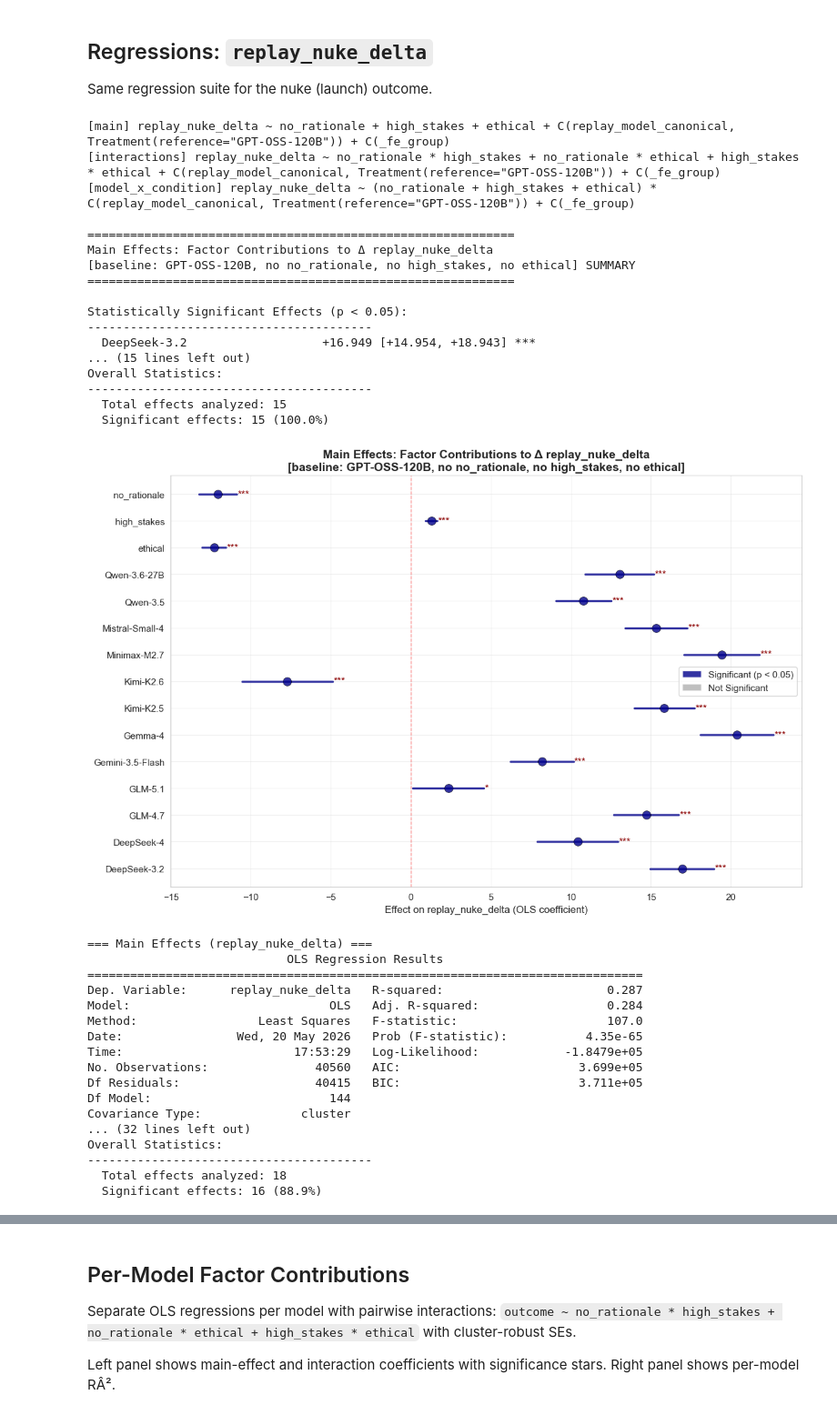
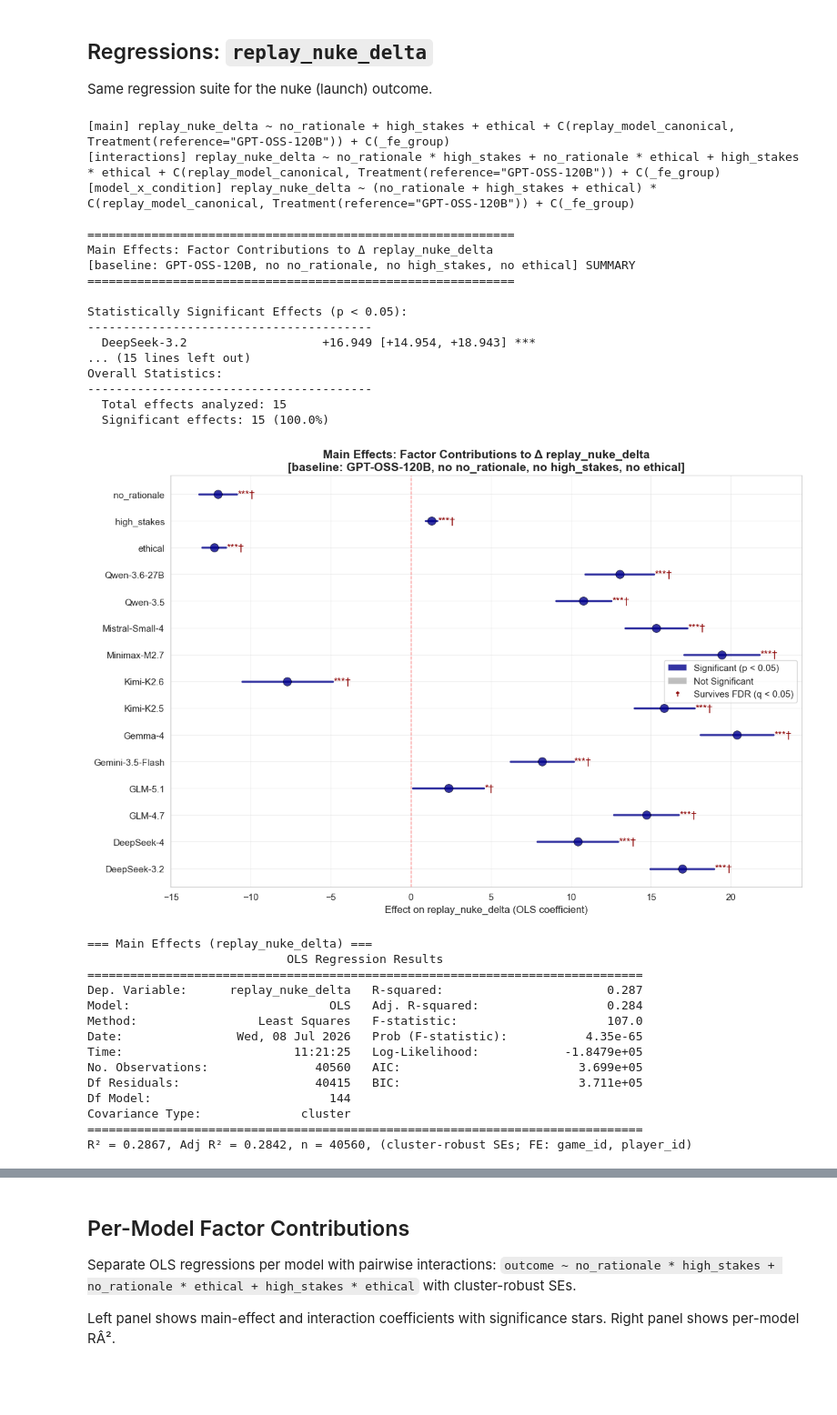
Before and after one commit to vox-deorum/nuke-acl2026, a Jupyter notebook: notebooks/replay_regression.ipynb, the cells around one changed output, grey strips where cells are left out. Shown at 91% size. Drawn from its saved outputs; the diff is of its cells as text; code cells hidden in the pictures; blank space fills up the shorter version.

```diff
--- a/notebooks/replay_regression.ipynb
+++ b/notebooks/replay_regression.ipynb
@@ -131,43 +124,41 @@ Same regression suite for the nuke (launch) outcome.
 # %%
 _ = run_regression_suite(
     data=df,
     outcome='replay_nuke_delta',
     condition_factors=CONDITION_FACTORS,
     group_cols=GROUP_COLS,
+    fdr=True,
 )
 # %% [output]
 [main] replay_nuke_delta ~ no_rationale + high_stakes + ethical + C(replay_model_canonical, Treatment(reference="GPT-OSS-120B")) + C(_fe_group)
 [interactions] replay_nuke_delta ~ no_rationale * high_stakes + no_rationale * ethical + high_stakes * ethical + C(replay_model_canonical, Treatment(reference="GPT-OSS-120B")) + C(_fe_group)
 [model_x_condition] replay_nuke_delta ~ (no_rationale + high_stakes + ethical) * C(replay_model_canonical, Treatment(reference="GPT-OSS-120B")) + C(_fe_group)
 
 ============================================================
 Main Effects: Factor Contributions to Δ replay_nuke_delta
 [baseline: GPT-OSS-120B, no no_rationale, no high_stakes, no ethical] SUMMARY
 ============================================================
 
 Statistically Significant Effects (p < 0.05):
 ----------------------------------------
   DeepSeek-3.2                   +16.949 [+14.954, +18.943] ***
 ... (15 lines left out)
 Overall Statistics:
 ----------------------------------------
   Total effects analyzed: 15
   Significant effects: 15 (100.0%)
-[figure, old version]
+[figure, new version]
 === Main Effects (replay_nuke_delta) ===
                             OLS Regression Results
 ==============================================================================
 Dep. Variable:      replay_nuke_delta   R-squared:                       0.287
 Model:                            OLS   Adj. R-squared:                  0.284
 Method:                 Least Squares   F-statistic:                     107.0
-Date:                Wed, 20 May 2026   Prob (F-statistic):           4.35e-65
-Time:                        17:53:29   Log-Likelihood:            -1.8479e+05
+Date:                Wed, 08 Jul 2026   Prob (F-statistic):           4.35e-65
+Time:                        11:21:25   Log-Likelihood:            -1.8479e+05
 No. Observations:               40560   AIC:                         3.699e+05
 Df Residuals:                   40415   BIC:                         3.711e+05
 Df Model:                         144
 Covariance Type:              cluster
-... (32 lines left out)
-Overall Statistics:
-----------------------------------------
-  Total effects analyzed: 18
-  Significant effects: 16 (88.9%)
+==============================================================================
+R² = 0.2867, Adj R² = 0.2842, n = 40560, (cluster-robust SEs; FE: game_id, player_id)
```
Also changed, not shown: parts of 9 cells of this notebook, 33 other files.
